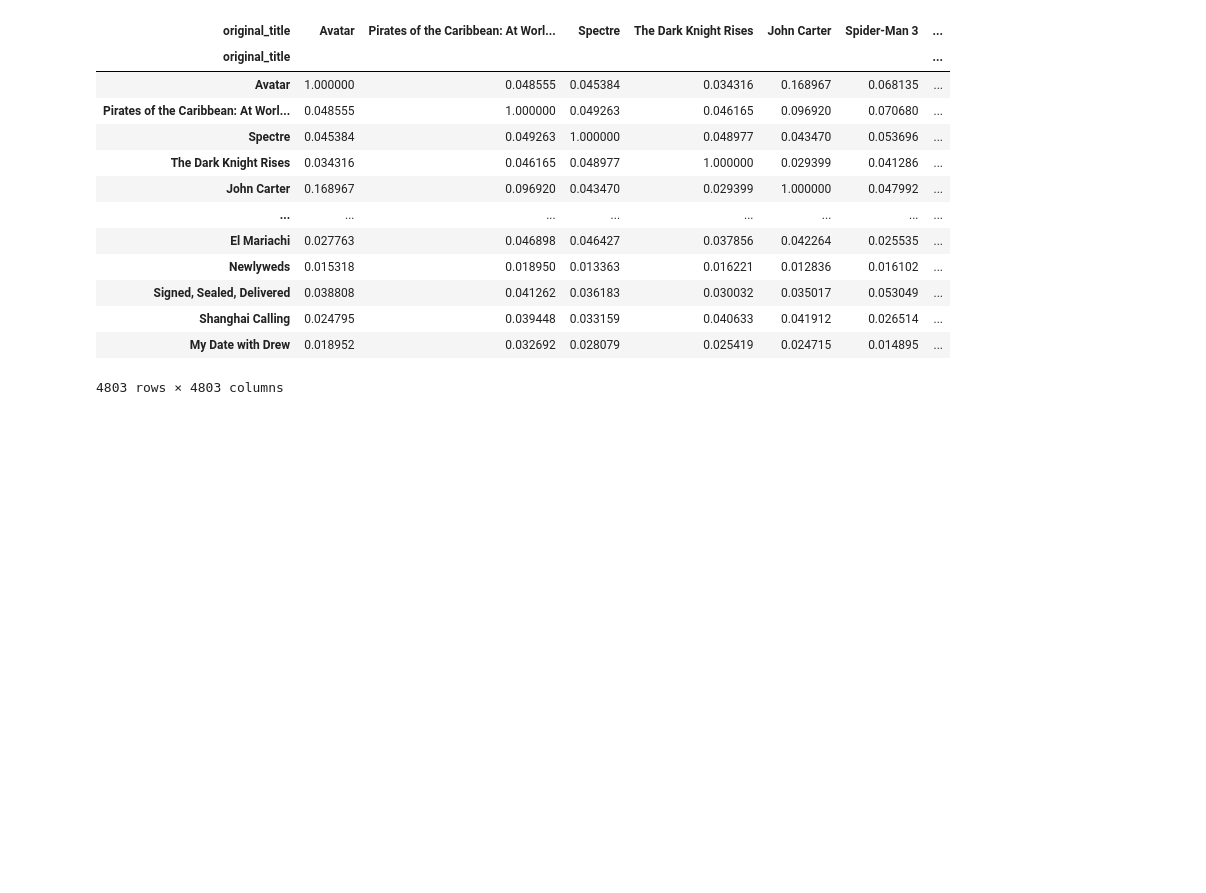
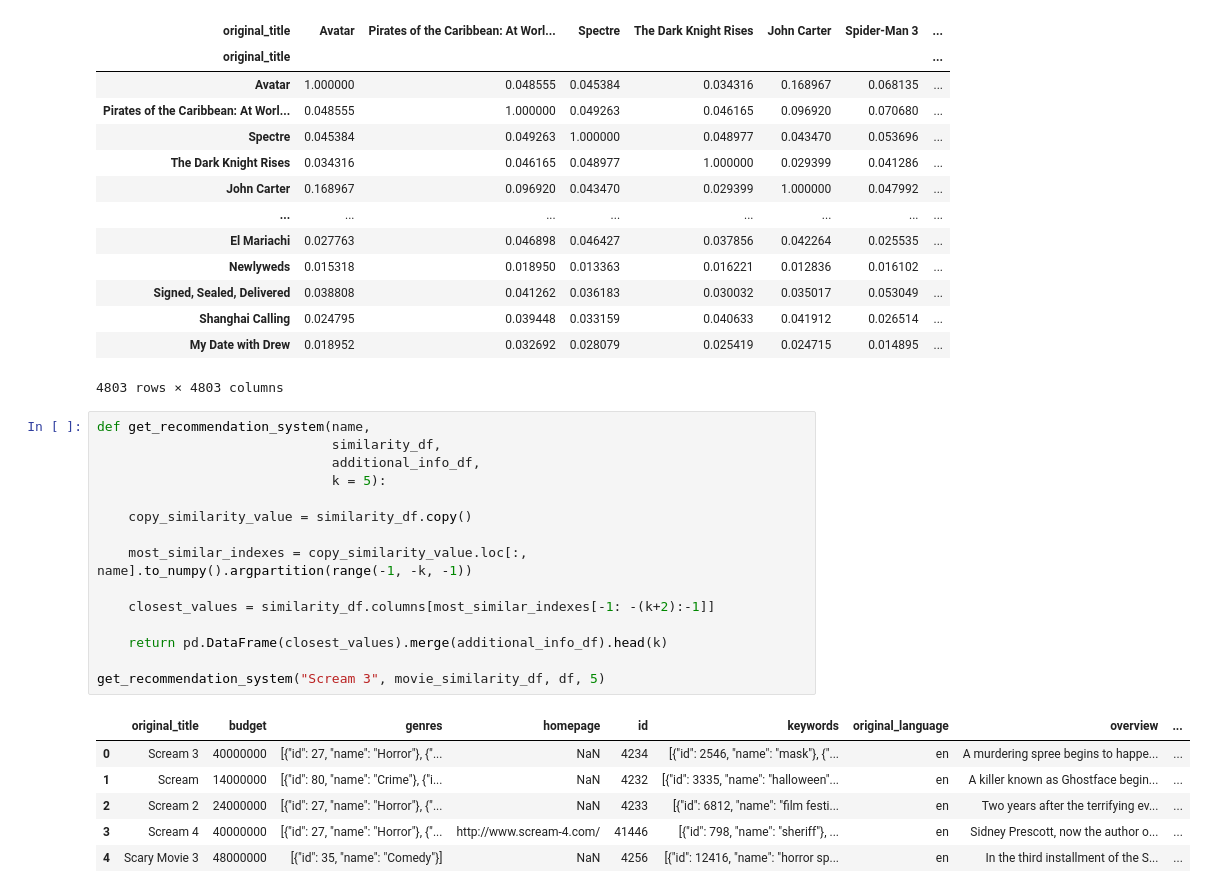
Before and after one commit to MaxZx3000/Recommendation-System-Movie, a Jupyter notebook: (17) recommendation-system-tf-idf.ipynb, the cells around one changed output. Cells and saved outputs as stored; diff of their text form; blank space fills up the shorter version.

Commit message:
Added Code for Displaying Recommendations.

```diff
--- a/(17) recommendation-system-tf-idf.ipynb
+++ b/(17) recommendation-system-tf-idf.ipynb
@@ -315,3 +315,25 @@ movie_similarity_df
 | Shanghai Calling | 0.024795 | 0.039448 | 0.033159 | 0.040633 | 0.041912 | 0.026514 | ... |
 | My Date with Drew | 0.018952 | 0.032692 | 0.028079 | 0.025419 | 0.024715 | 0.014895 | ... |
 4803 rows × 4803 columns
+# %%
+def get_recommendation_system(name,
+                              similarity_df,
+                              additional_info_df,
+                              k = 5):
+
+    copy_similarity_value = similarity_df.copy()
+
+    most_similar_indexes = copy_similarity_value.loc[:, name].to_numpy().argpartition(range(-1, -k, -1))
+
+    closest_values = similarity_df.columns[most_similar_indexes[-1: -(k+2):-1]]
+
+    return pd.DataFrame(closest_values).merge(additional_info_df).head(k)
+
+get_recommendation_system("Scream 3", movie_similarity_df, df, 5)
+# %% [output]
+|  | original_title | budget | genres | homepage | id | keywords | original_language | overview | ... |
+| 0 | Scream 3 | 40000000 | [{"id": 27, "name": "Horror"}, {"... | NaN | 4234 | [{"id": 2546, "name": "mask"}, {"... | en | A murdering spree begins to happe... | ... |
+| 1 | Scream | 14000000 | [{"id": 80, "name": "Crime"}, {"i... | NaN | 4232 | [{"id": 3335, "name": "halloween"... | en | A killer known as Ghostface begin... | ... |
+| 2 | Scream 2 | 24000000 | [{"id": 27, "name": "Horror"}, {"... | NaN | 4233 | [{"id": 6812, "name": "film festi... | en | Two years after the terrifying ev... | ... |
+| 3 | Scream 4 | 40000000 | [{"id": 27, "name": "Horror"}, {"... | http://www.scream-4.com/ | 41446 | [{"id": 798, "name": "sheriff"}, ... | en | Sidney Prescott, now the author o... | ... |
+| 4 | Scary Movie 3 | 48000000 | [{"id": 35, "name": "Comedy"}] | NaN | 4256 | [{"id": 12416, "name": "horror sp... | en | In the third installment of the S... | ... |
```
Also changed, not shown: parts of 1 cell of this notebook.
